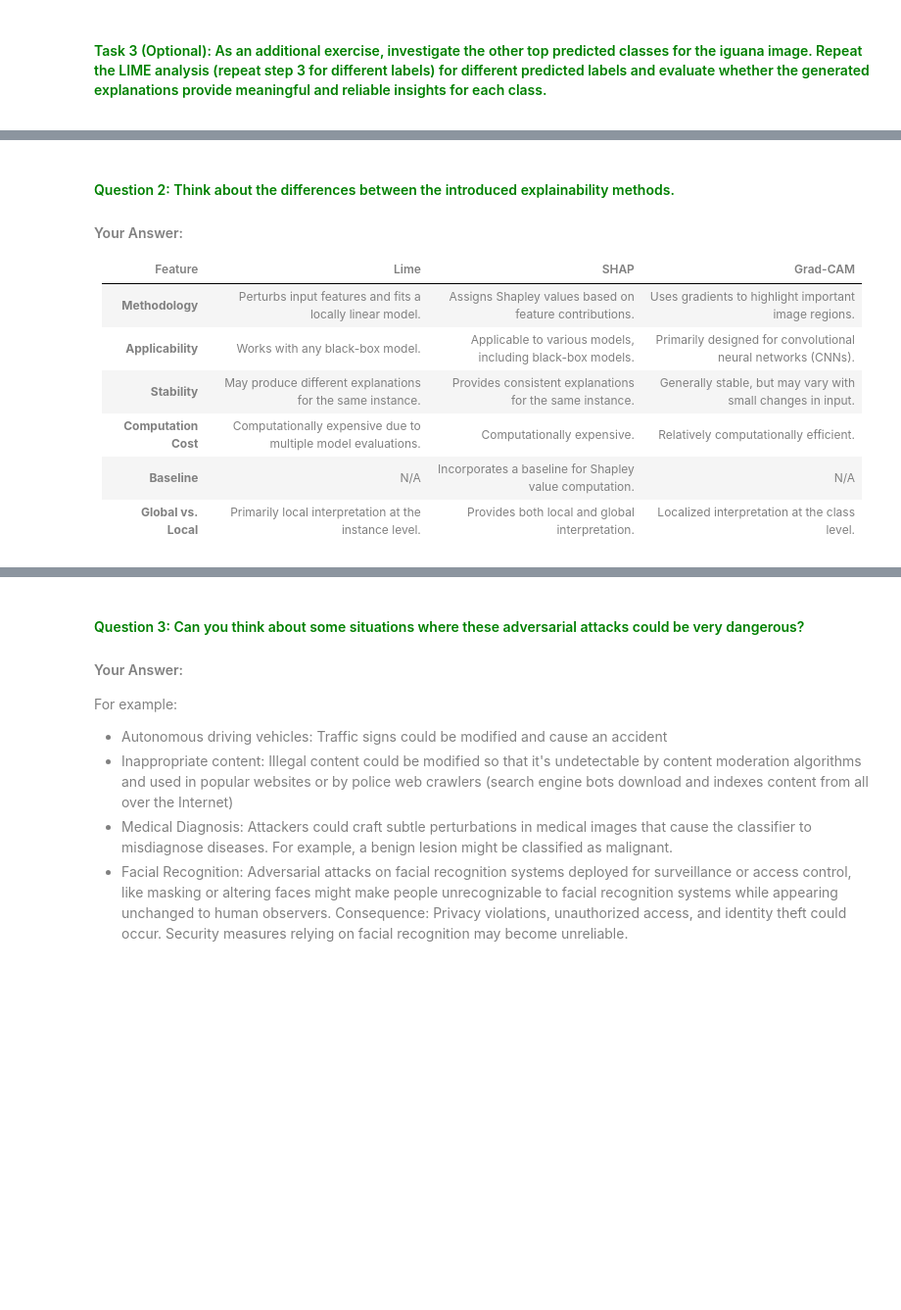
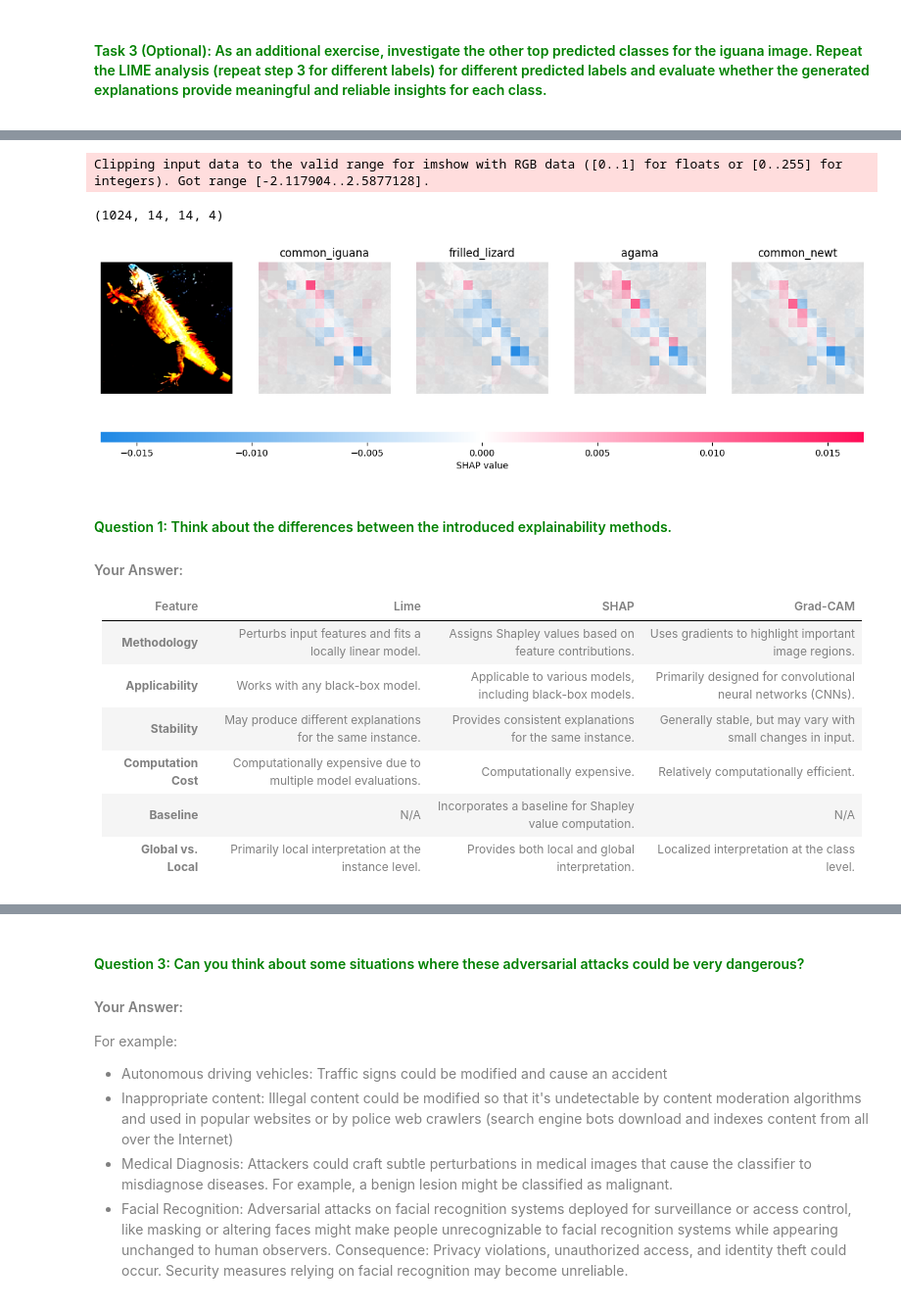
Before and after one commit to aseuteurideu/xai-tutorials, a Jupyter notebook: xai-for-cnn/6-Tutorial_XAI_for_ImageAnalysis.ipynb, the cells around one changed output, grey strips where cells are left out. Shown at 98% size. Cells and saved outputs as stored; diff of their text form; code cells hidden in the pictures; blank space fills up the shorter version.

```diff
--- a/xai-for-cnn/6-Tutorial_XAI_for_ImageAnalysis.ipynb
+++ b/xai-for-cnn/6-Tutorial_XAI_for_ImageAnalysis.ipynb
@@ -323,7 +321,40 @@ plt.show()
+# %%
+# Step 1. Select the background dataset for the baseline
+X, y = shap.datasets.imagenet50()
+background = utils.normalize_and_adjust_axes(X, mean, std)
+
+# Step 2. Instantiate the explainer class
+explainer = shap.GradientExplainer((model_shap, model_shap.layer4), background)
+
+# Step 3. Compute SHAP values on custom image
+shap_values, indexes = explainer.shap_values(img_trans, ranked_outputs=4)
+print(shap_values[0].shape)
+
+# Step 4. Plot results
+# Step 4.1: Get class names
+index_names = np.vectorize(lambda x: class_names[str(x)][1])(indexes).flatten().tolist()
+
+# Step 4.2: Reshape SHAP values
+reshaped_shap_values = []
+for class_idx in range(len(index_names)):  # Iterate over the classes
+    class_shap_values = []
+    for img_idx in range(len(shap_values)):  # Iterate over the 3 images
+        # Extract SHAP values for this class and remove singleton batch dimension
+        single_image_shap = shap_values[img_idx][0, :, :, class_idx]  # Shape: (28, 28)
+        class_shap_values.append(single_image_shap[..., np.newaxis])  # Add channel dimension: (28, 28, 1)
+    reshaped_shap_values.append(np.array(class_shap_values))  # Combine SHAP values for this class
+
+# Step 4.3: Transform image for plotting
+img_explained_to_plot = utils.transform_img(img, mean, std, False)
+shap.image_plot(reshaped_shap_values, img_explained_to_plot, index_names)
+# %% [output]
+Clipping input data to the valid range for imshow with RGB data ([0..1] for floats or [0..255] for integers). Got range [-2.117904..2.5877128].
+(1024, 14, 14, 4)
+[figure, added]
 # %% [markdown]
 <font color='green'>
 
-#### Question 2: Think about the differences between the introduced explainability methods.
+#### Question 1: Think about the differences between the introduced explainability methods.
 
 <font color='grey'>
 
```
Also changed, not shown: parts of 20 cells of this notebook.
